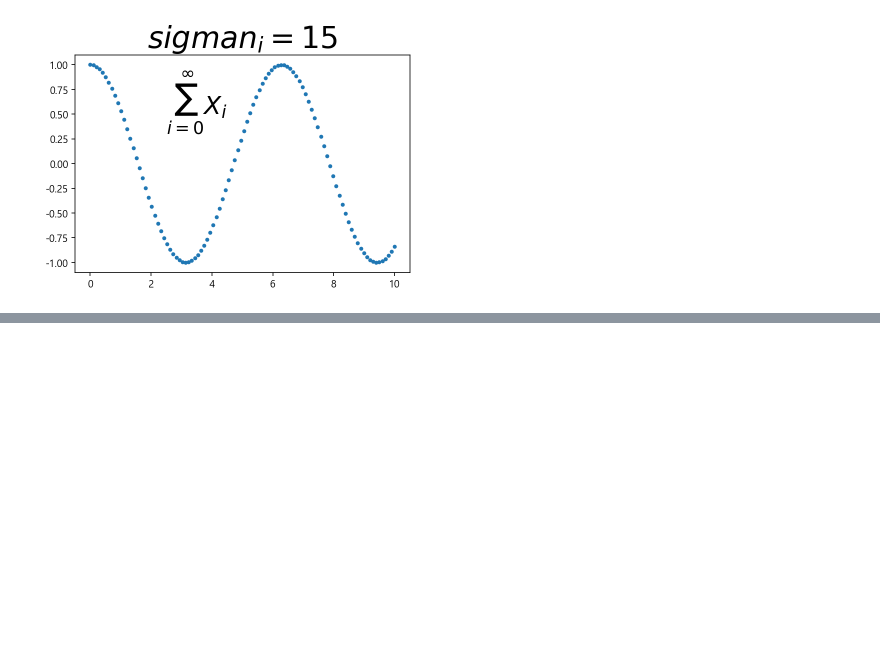
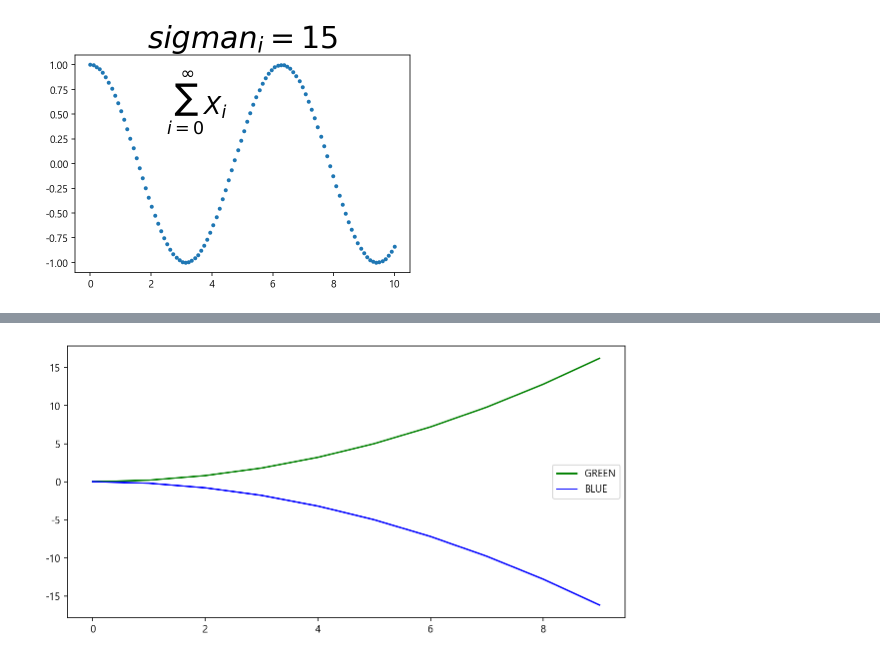
Before and after one commit to Kwangsoo-kim/HW-Big, a Jupyter notebook: src/8_Python/ch13_데이터시각화_matplotlib.ipynb, the cells around one changed output, grey strips where cells are left out. Saved outputs shown, nothing was run; the diff lists cells and outputs as text; code cells hidden in the pictures; blank space fills up the shorter version.

```diff
--- a/src/8_Python/ch13_데이터시각화_matplotlib.ipynb
+++ b/src/8_Python/ch13_데이터시각화_matplotlib.ipynb
@@ -343,0 +416,9 @@ plt.show()
+# %%
+fig, ax = plt.subplots(figsize=(10,5))
+ax.plot(x,y,'g',label='GREEN')
+ax.plot(x,-y,'b',label='BLUE')
+ax.legend(loc='center right',bbox_to_anchor=(1,0.5),ncol=1)
+# 파일로 저장 (현재 폴더에 저장) plt.show()하면 화면저장안됨
+plt.savefig('ch13.png')
+# %% [output]
+[figure, added]
```
Also changed, not shown: parts of 8 cells of this notebook, 4 other files.
